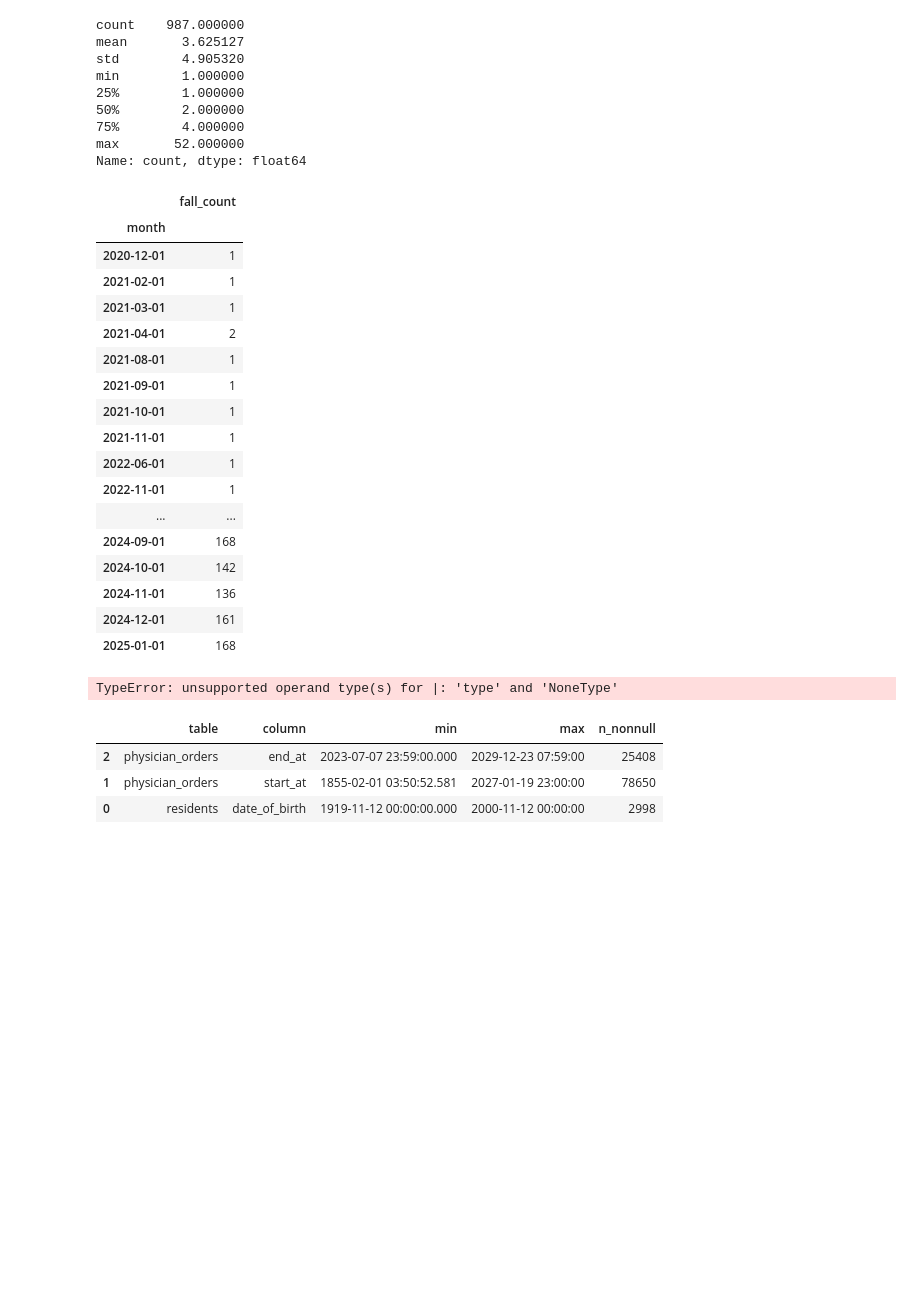
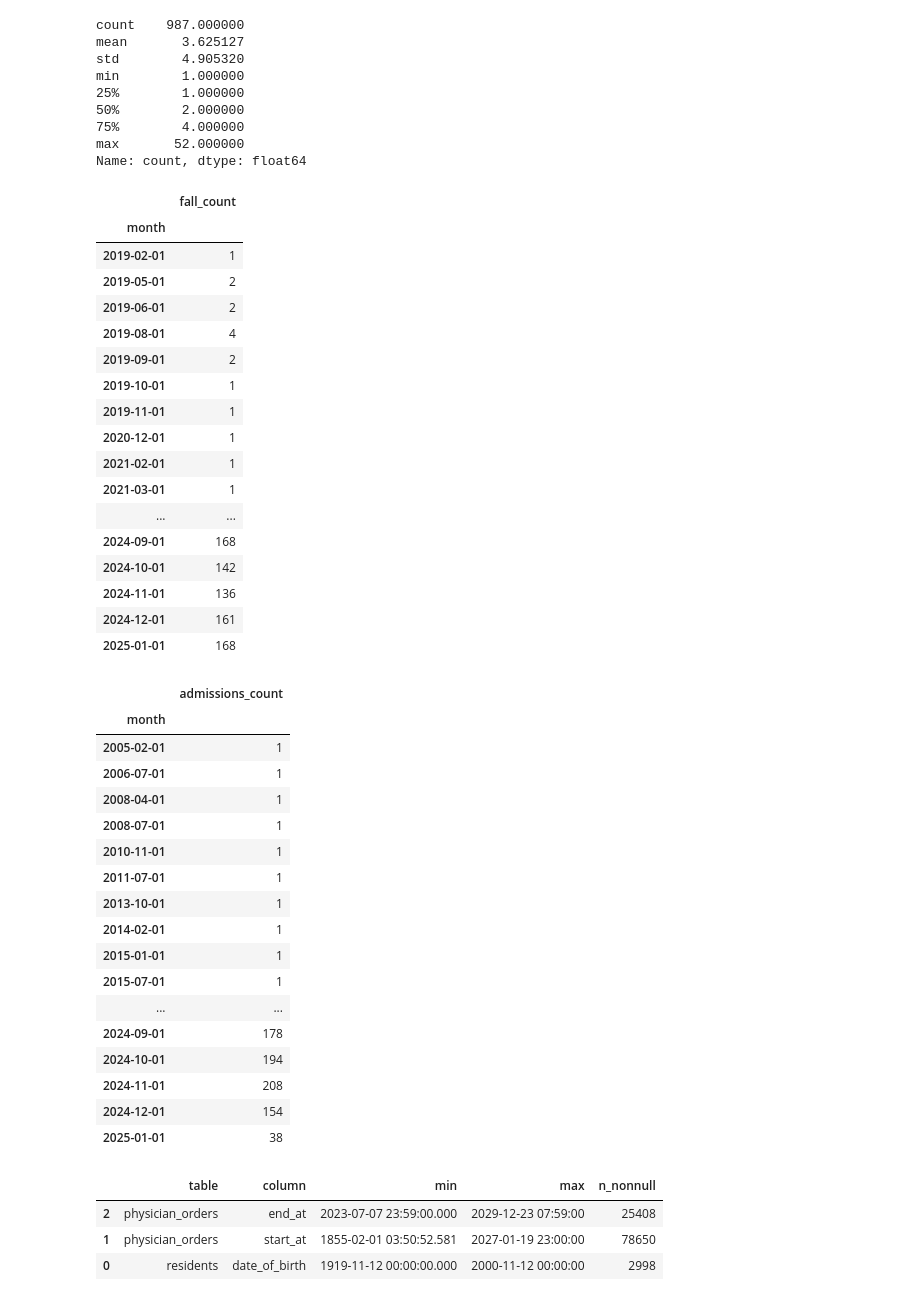
Before and after one commit to marcelosobral/incident-risk, a Jupyter notebook: notebooks/01_eda.ipynb, the cells around one changed output. Drawn from its saved outputs; the diff is of its cells as text; code cells hidden in the pictures; blank space fills up the shorter version.

```diff
--- a/notebooks/01_eda.ipynb
+++ b/notebooks/01_eda.ipynb
@@ -421,7 +421,7 @@ if "incidents" in source_dfs:
             .sort_index()
             .to_frame("fall_count")
         )
-        display(fall_monthly.tail(36))
+        display(fall_monthly.tail(100))
 
 # Hospital admissions per year-month
 from typing import Optional
@@ -432,51 +432,68 @@ def pick_first_col(df: pd.DataFrame, candidates: list[str]) -> Optional[str]:
             return c
     return None
 
 if "hospital_admissions" in source_dfs:
     ha = source_dfs["hospital_admissions"].copy()
     admit_col = pick_first_col(
         ha,
         [
             "effective_date",
             "admission_date",
             "admit_date",
             "admitted_at",
             "admit_at",
             "start_at",
             "start_date",
         ],
     )
     if admit_col:
         ha["admit_ts"] = pd.to_datetime(ha[admit_col], errors="coerce")
         admissions_monthly = (
             ha.loc[ha["admit_ts"].notna()]
             .assign(month=ha["admit_ts"].dt.to_period("M").dt.to_timestamp())
             .groupby("month")["admission_id"]
             .count()
             .sort_index()
             .to_frame("admissions_count")
         )
-        display(admissions_monthly.tail(36))
+        display(admissions_monthly.tail(100))
 # %% [output]
 |  | fall_count |
 | month |  |
+| 2019-02-01 | 1 |
+| 2019-05-01 | 2 |
+| 2019-06-01 | 2 |
+| 2019-08-01 | 4 |
+| 2019-09-01 | 2 |
+| 2019-10-01 | 1 |
+| 2019-11-01 | 1 |
 | 2020-12-01 | 1 |
 | 2021-02-01 | 1 |
 | 2021-03-01 | 1 |
-| 2021-04-01 | 2 |
-| 2021-08-01 | 1 |
-| 2021-09-01 | 1 |
-| 2021-10-01 | 1 |
-| 2021-11-01 | 1 |
-| 2022-06-01 | 1 |
-| 2022-11-01 | 1 |
 | ... | ... |
 | 2024-09-01 | 168 |
 | 2024-10-01 | 142 |
 | 2024-11-01 | 136 |
 | 2024-12-01 | 161 |
 | 2025-01-01 | 168 |
-TypeError: unsupported operand type(s) for |: 'type' and 'NoneType'
+|  | admissions_count |
+| month |  |
+| 2005-02-01 | 1 |
+| 2006-07-01 | 1 |
+| 2008-04-01 | 1 |
+| 2008-07-01 | 1 |
+| 2010-11-01 | 1 |
+| 2011-07-01 | 1 |
+| 2013-10-01 | 1 |
+| 2014-02-01 | 1 |
+| 2015-01-01 | 1 |
+| 2015-07-01 | 1 |
+| ... | ... |
+| 2024-09-01 | 178 |
+| 2024-10-01 | 194 |
+| 2024-11-01 | 208 |
+| 2024-12-01 | 154 |
+| 2025-01-01 | 38 |
 # %%
 # Timestamp outlier scan (sampling for large tables)
 outlier_rows = []
```
Also changed, not shown: parts of 4 cells of this notebook, 25 other files.
